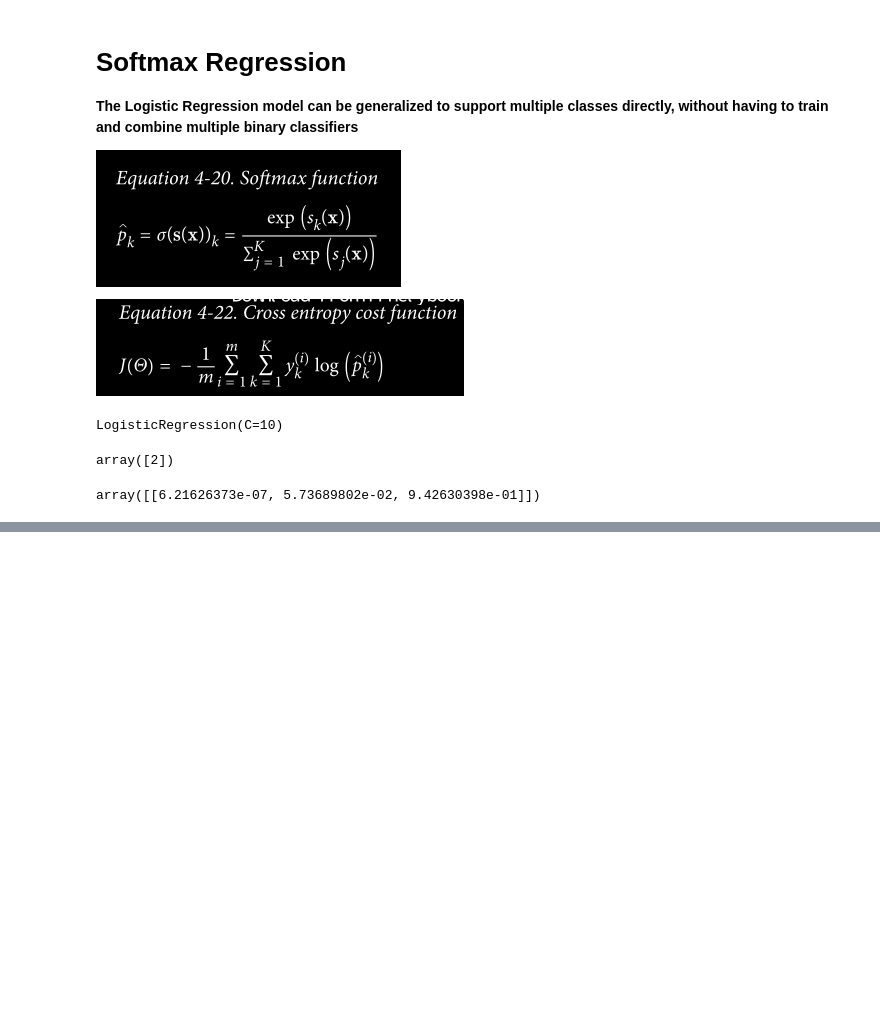
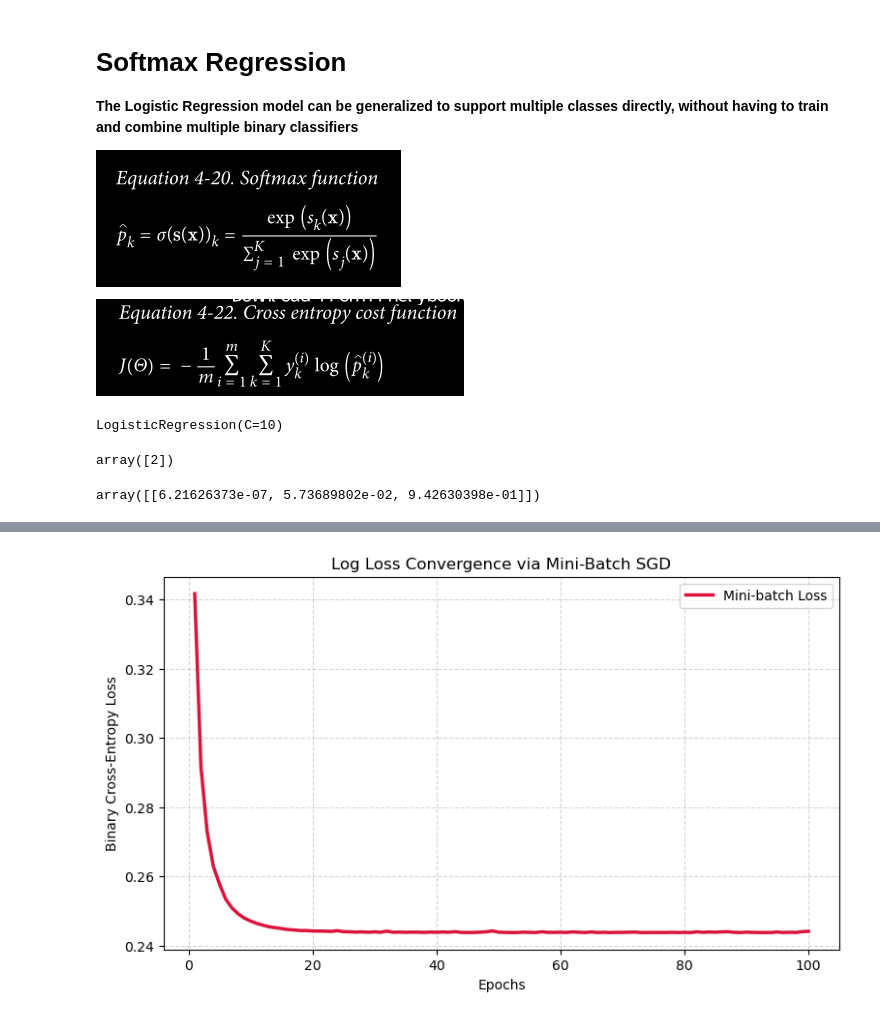
Before and after one commit to Haseebi-khan/MachineLearning, a Jupyter notebook: Hand_On_ML/Chapter4TrainingModels.ipynb, the cells around one changed output, grey strips where cells are left out. Saved outputs shown, nothing was run; the diff lists cells and outputs as text; code cells hidden in the pictures; blank space fills up the shorter version.

```diff
--- a/Hand_On_ML/Chapter4TrainingModels.ipynb
+++ b/Hand_On_ML/Chapter4TrainingModels.ipynb
@@ -608,0 +617,12 @@ array([[6.21626373e-07, 5.73689802e-02, 9.42630398e-01]])
+# %%
+X, y = make_classification(n_samples=1000,n_features=5,n_informative=3,n_redundant=2,random_state=42)
+# %%
+X_train, X_test, y_train, y_test = train_test_split(X,y,random_state=42,test_size=0.2,)
+# %%
+import numpy as np
+
+X_train = np.c_[np.ones((X_train.shape[0], 1)), X_train]
+X_test  = np.c_[np.ones((X_test.shape[0], 1)), X_test]
+# %%
+def sigmoid(z):
+    return 1 / ( 1 + np.exp(-np.clip(z, -500, 500)))
@@ -608,0 +698,11 @@ array([[6.21626373e-07, 5.73689802e-02, 9.42630398e-01]])
+# %%
+plt.figure(figsize=(9, 5))
+plt.plot(range(1, epochs + 1), loss, color='crimson', lw=2.5, label='Mini-batch Loss')
+plt.title('Log Loss Convergence via Mini-Batch SGD')
+plt.xlabel('Epochs')
+plt.ylabel('Binary Cross-Entropy Loss')
+plt.grid(True, linestyle='--', alpha=0.5)
+plt.legend()
+plt.show()
+# %% [output]
+[figure, added]
```
Also changed, not shown: parts of 3 cells of this notebook.
